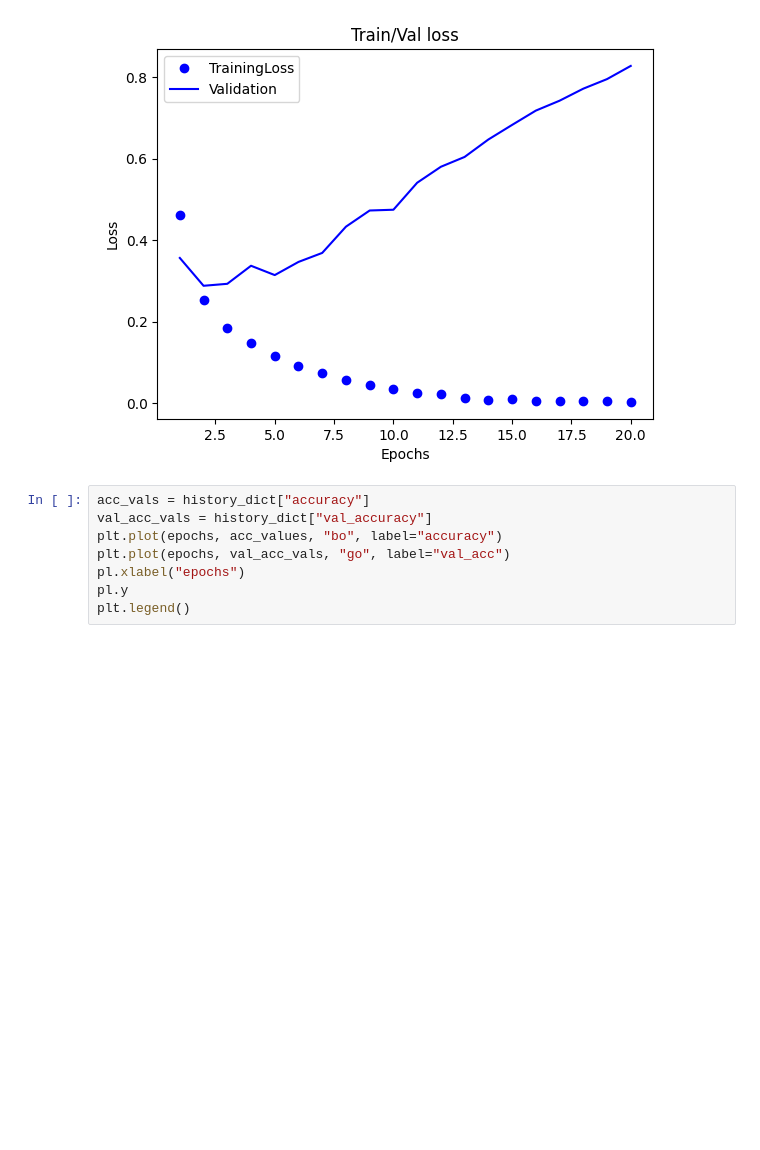
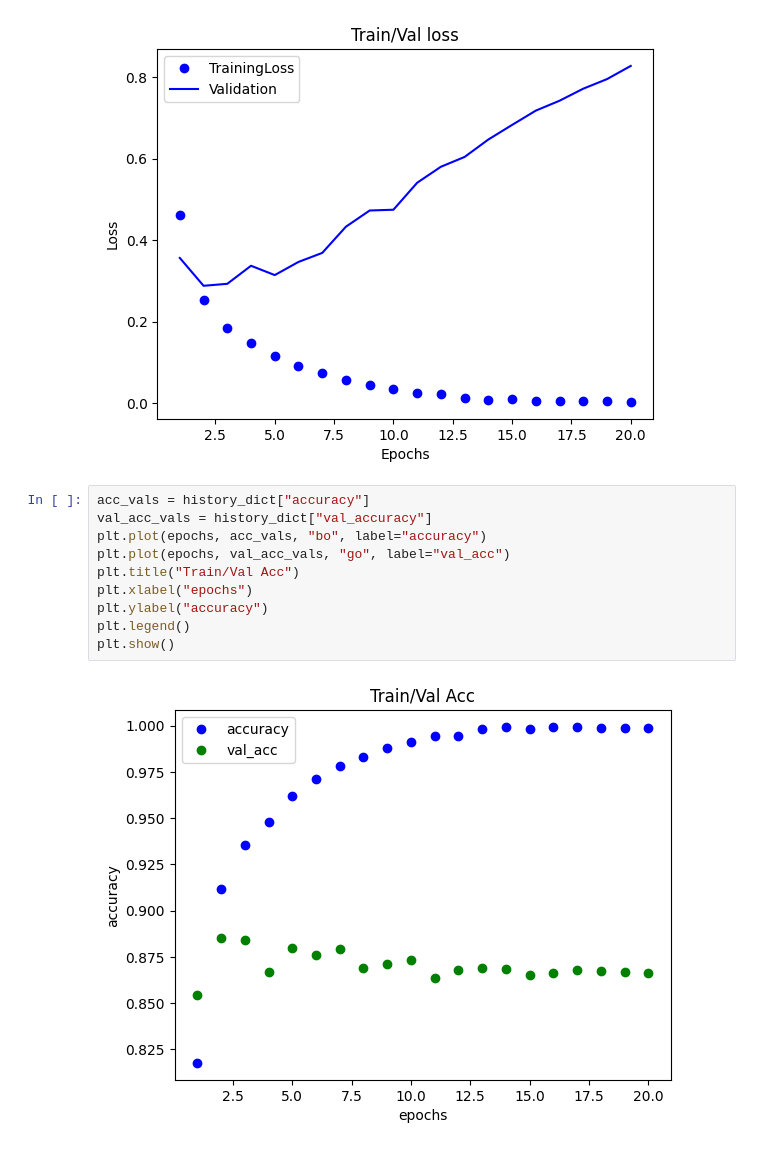
Before and after one commit to evizitei/deep_learning_with_python_book, a Jupyter notebook: notebooks/BinaryClassificationTest.ipynb, the cells around one changed output. Drawn from its saved outputs; the diff is of its cells as text; blank space fills up the shorter version.

```diff
--- a/notebooks/BinaryClassificationTest.ipynb
+++ b/notebooks/BinaryClassificationTest.ipynb
@@ -129,8 +129,12 @@ plt.show()
 # %%
 acc_vals = history_dict["accuracy"]
 val_acc_vals = history_dict["val_accuracy"]
-plt.plot(epochs, acc_values, "bo", label="accuracy")
+plt.plot(epochs, acc_vals, "bo", label="accuracy")
 plt.plot(epochs, val_acc_vals, "go", label="val_acc")
-pl.xlabel("epochs")
-pl.y
+plt.title("Train/Val Acc")
+plt.xlabel("epochs")
+plt.ylabel("accuracy")
 plt.legend()
+plt.show()
+# %% [output]
+[figure, added]
```
Also changed, not shown: parts of 5 cells of this notebook.
